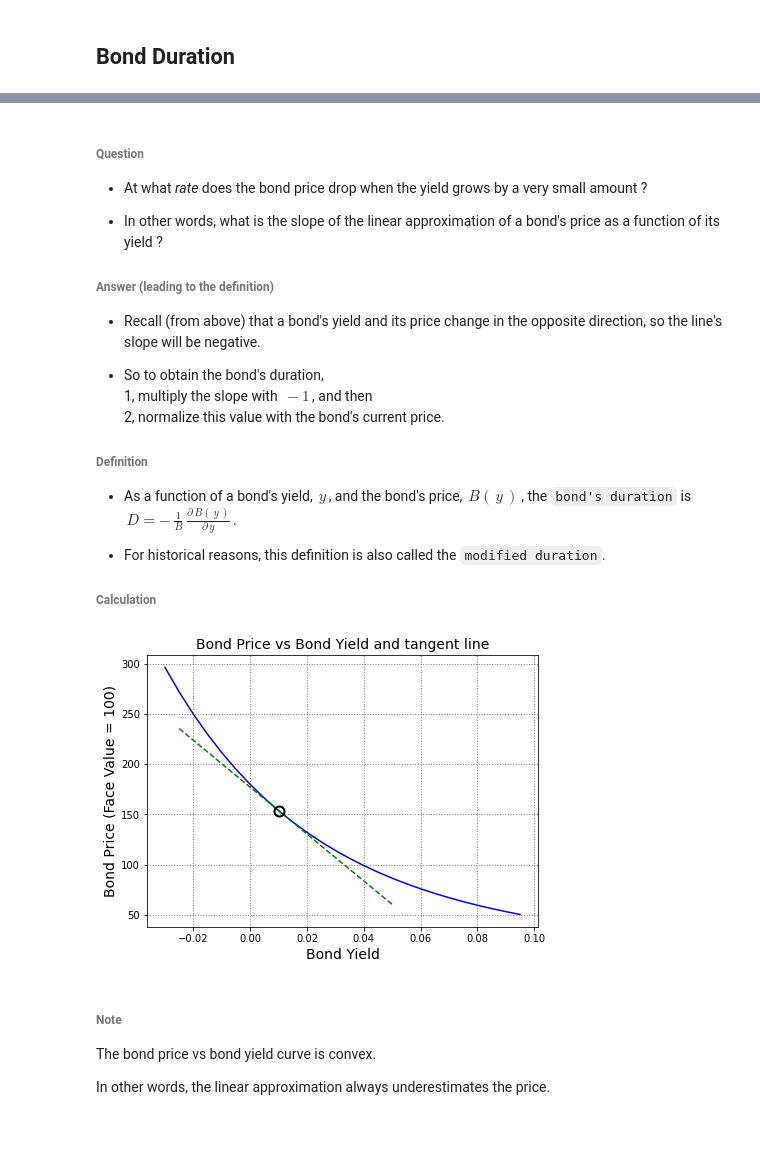
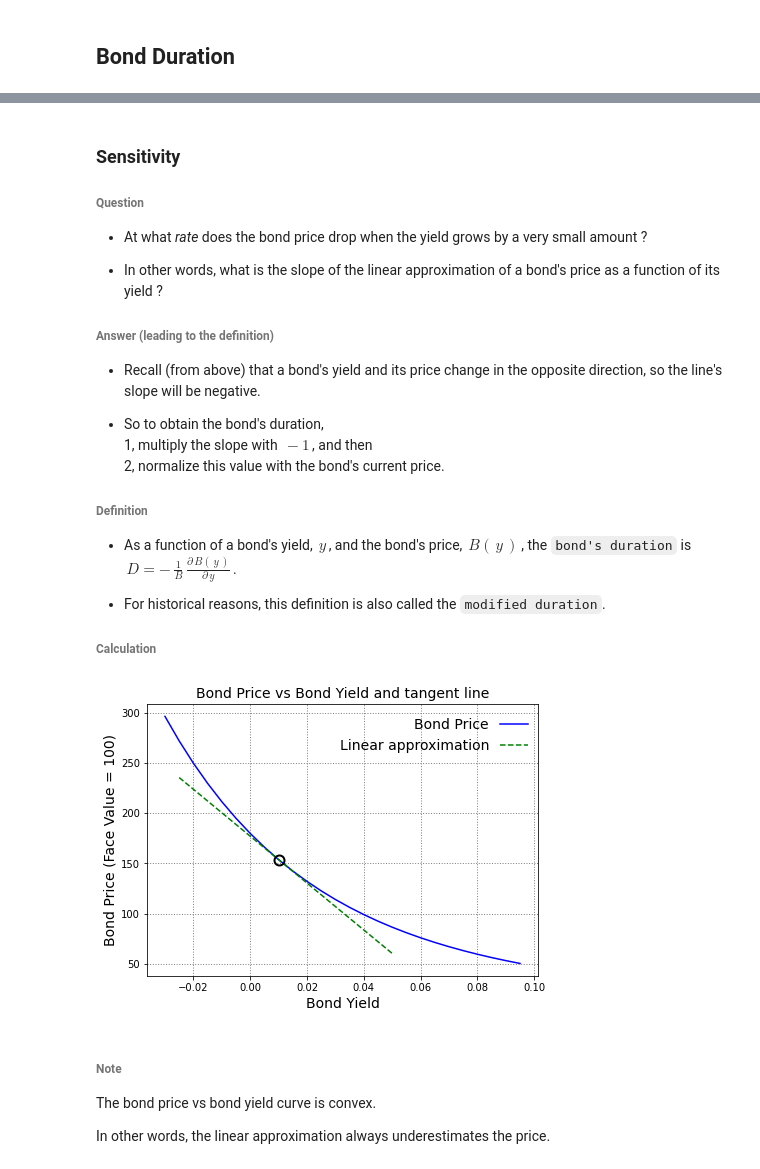
Before and after one commit to fij/btup, a Jupyter notebook: Bond pricing.ipynb, the cells around one changed output, grey strips where cells are left out. Drawn from its saved outputs; the diff is of its cells as text; code cells hidden in the pictures; blank space fills up the shorter version.

Commit message:
started: bond duration time meaning

```diff
--- a/Bond pricing.ipynb
+++ b/Bond pricing.ipynb
@@ -372,4 +378,6 @@ plot_bond_price_vs_bond_yield()
 # %% [markdown]
+### Sensitivity
+
 ###### Question
 
   * At what *rate* does the bond price drop when the yield grows by a very small amount ?
@@ -420,37 +428,38 @@ def plot_bond_duration_approximation():
     for bond_yield in bond_yields:
         coupon_payment_frequency = COUPON_PAYMENT_FREQUENCY
         zero_rates = [bond_yield] * int(BOND_DURATION_IN_YEARS * coupon_payment_frequency)
         pv = bond_pricer(yearly_coupon_percent=coupon_percent, zero_rates=zero_rates,
                          coupon_payment_frequency=coupon_payment_frequency, use='pv')
         bond_prices.append(pv)
 
     zero_rates = [SELECTED_YIELD] * int(BOND_DURATION_IN_YEARS * coupon_payment_frequency)
     price_at_selected_yield = bond_pricer(yearly_coupon_percent=coupon_percent, zero_rates=zero_rates,
                                           coupon_payment_frequency=COUPON_PAYMENT_FREQUENCY, use='pv')
     slope = bond_pricer(yearly_coupon_percent=coupon_percent, zero_rates=zero_rates,
                         coupon_payment_frequency=COUPON_PAYMENT_FREQUENCY, use='slope')
     tangent_price_end_points = [price_at_selected_yield + slope * (bond_yield - SELECTED_YIELD)
                                 for bond_yield in tangent_yield_min_max]
 
     # --- plotting ---
     plt.grid(color='gray', linestyle=':', linewidth=1)
-    plt.plot(bond_yields, bond_prices, symbol, markersize=PLOT_MARKERSIZE,
-             label='Coupon = ' + f'{coupon_percent:.0f}%')
-    plt.plot(tangent_yield_min_max, tangent_price_end_points, tangent_line_symbol)
+    plt.plot(bond_yields, bond_prices, symbol, markersize=PLOT_MARKERSIZE, label='Bond Price')
+    plt.plot(tangent_yield_min_max, tangent_price_end_points, tangent_line_symbol,
+             label='Linear approximation')
     plt.title('Bond Price vs Bond Yield and tangent line', fontsize=fontsize)
     plt.xlabel('Bond Yield', fontsize=fontsize)
     plt.ylabel('Bond Price (Face Value = 100)', fontsize=fontsize)
     plt.plot([SELECTED_YIELD], [price_at_selected_yield],
              color='black', marker='o', linewidth=0, markersize=10, fillstyle='none', markeredgewidth=2)
+    plt.legend(bbox_to_anchor=(.99, .97), loc=1, borderaxespad=0., fontsize=fontsize, markerfirst=False, frameon=False)
 
     fig = plt.gcf()
     fig.set_size_inches([7, 5])
     plt.show()
 
 
 plot_bond_duration_approximation()
 # %% [output]
-[figure, old version]
+[figure, new version]
 # %% [markdown]
 ###### Note
 
```
Also changed, not shown: parts of 2 cells of this notebook.
